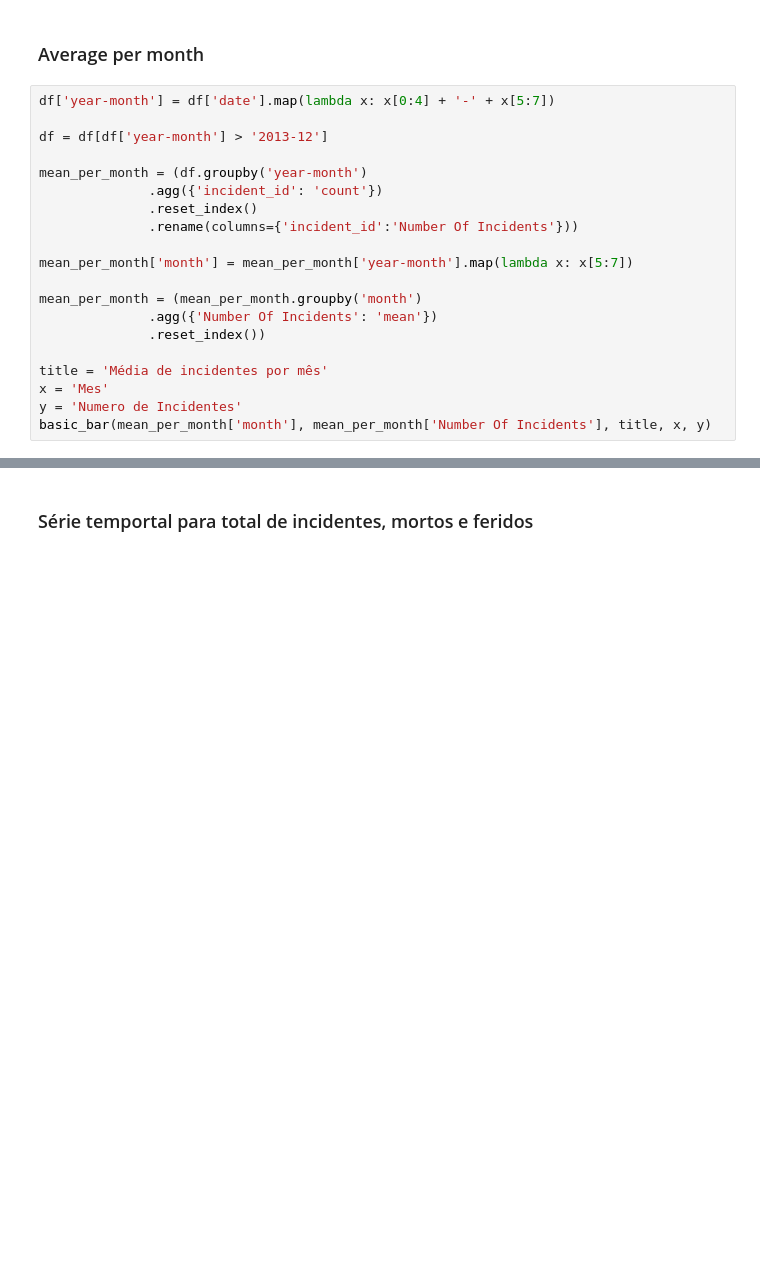
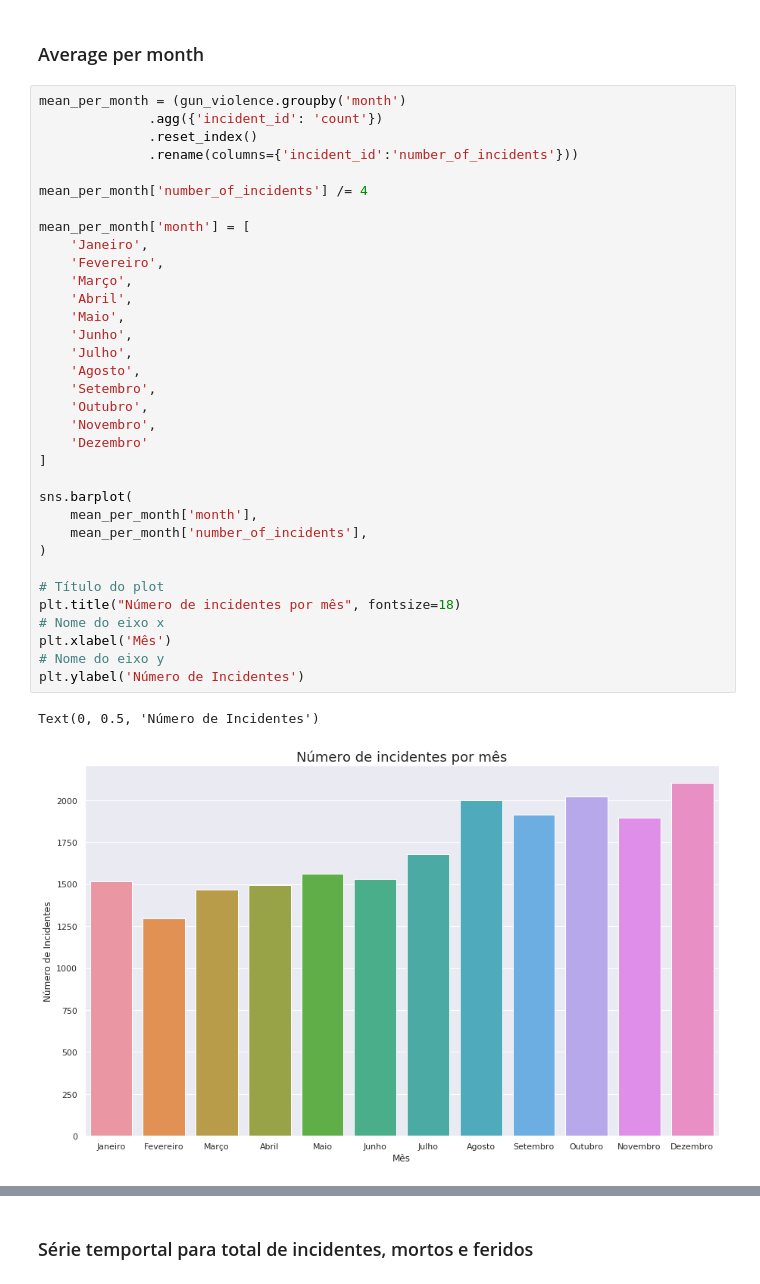
Before and after one commit to PedroPrisxzma/DataScience-Project, a Jupyter notebook: notebooks/Exploratory_Analysis.ipynb, the cells around one changed output, grey strips where cells are left out. Cells and saved outputs as stored; diff of their text form; blank space fills up the shorter version.

```diff
--- a/notebooks/Exploratory_Analysis.ipynb
+++ b/notebooks/Exploratory_Analysis.ipynb
@@ -289,24 +271,41 @@ Observado uma tendência crescente de 2014 até 2017.
 2013 é um ano de baixo número de entradas na base.
 # %% [markdown]
 ###  Average per month
-# %%
-df['year-month'] = df['date'].map(lambda x: x[0:4] + '-' + x[5:7])
-
-df = df[df['year-month'] > '2013-12']
-
-mean_per_month = (df.groupby('year-month')
-              .agg({'incident_id': 'count'})
-              .reset_index()
-              .rename(columns={'incident_id':'Number Of Incidents'}))
-
-mean_per_month['month'] = mean_per_month['year-month'].map(lambda x: x[5:7])
-
-mean_per_month = (mean_per_month.groupby('month')
-              .agg({'Number Of Incidents': 'mean'})
-              .reset_index())
-
-title = 'Média de incidentes por mês'
-x = 'Mes'
-y = 'Numero de Incidentes'
-basic_bar(mean_per_month['month'], mean_per_month['Number Of Incidents'], title, x, y)
+# %%
+mean_per_month = (gun_violence.groupby('month')
+              .agg({'incident_id': 'count'})
+              .reset_index()
+              .rename(columns={'incident_id':'number_of_incidents'}))
+
+mean_per_month['number_of_incidents'] /= 4
+
+mean_per_month['month'] = [
+    'Janeiro',
+    'Fevereiro',
+    'Março',
+    'Abril',
+    'Maio',
+    'Junho',
+    'Julho',
+    'Agosto',
+    'Setembro',
+    'Outubro',
+    'Novembro',
+    'Dezembro'
+]
+
+sns.barplot(
+    mean_per_month['month'],
+    mean_per_month['number_of_incidents'],
+)
+
+# Título do plot
+plt.title("Número de incidentes por mês", fontsize=18)
+# Nome do eixo x
+plt.xlabel('Mês')
+# Nome do eixo y
+plt.ylabel('Número de Incidentes')
+# %% [output]
+Text(0, 0.5, 'Número de Incidentes')
+[figure, added]
 # %% [markdown]
```
Also changed, not shown: parts of 19 cells of this notebook.
